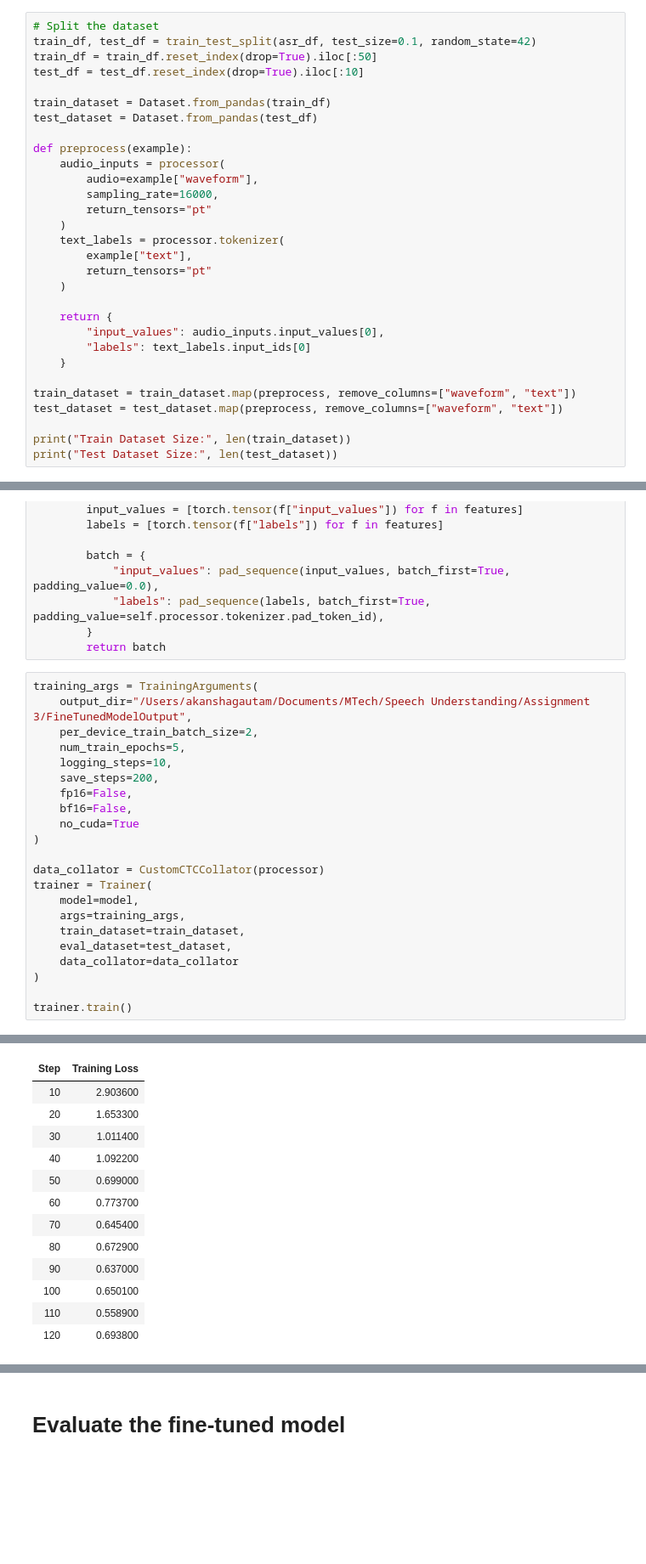
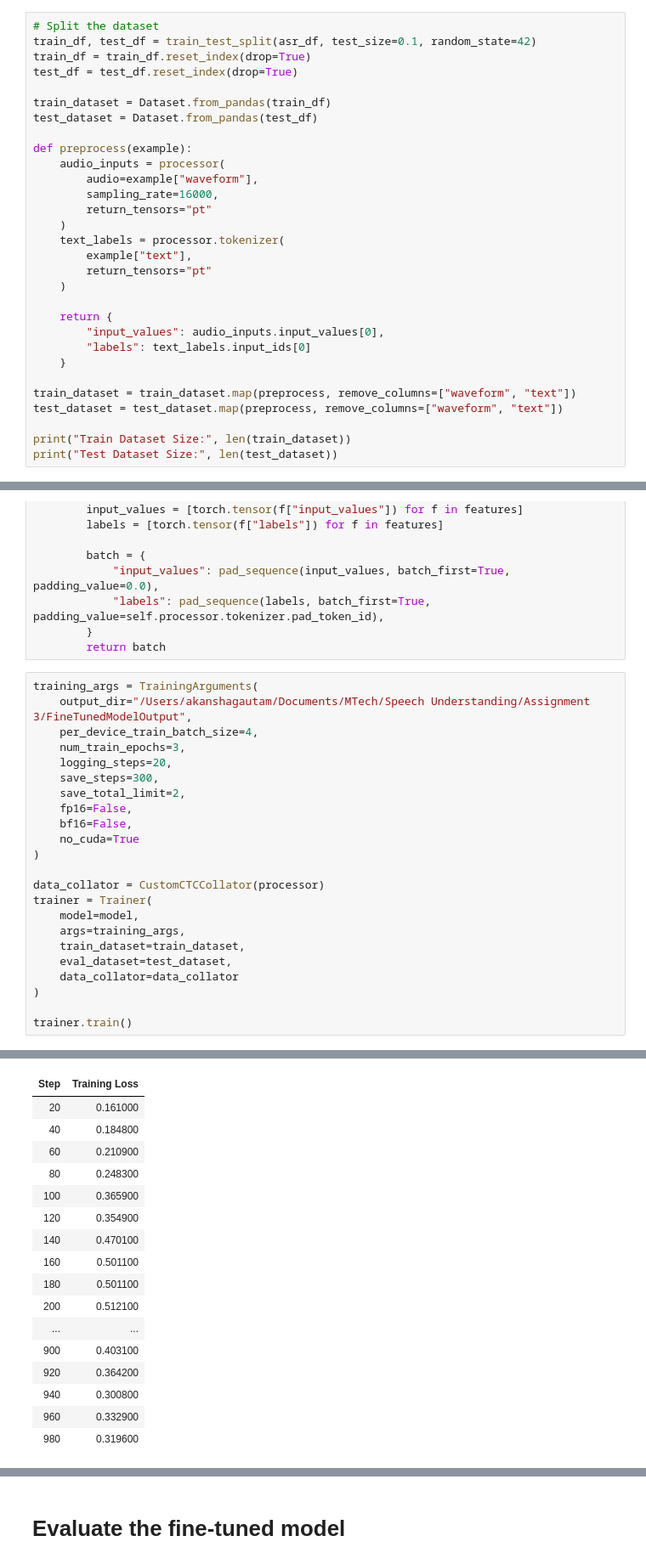
Before and after one commit to akansha-gautam-m23csa506/speech-understanding-project, a Jupyter notebook: code/speech.ipynb, the cells around one changed output, grey strips where cells are left out. Shown at 85% size. Saved outputs shown, nothing was run; the diff lists cells and outputs as text; blank space fills up the shorter version.

```diff
--- a/code/speech.ipynb
+++ b/code/speech.ipynb
@@ -306,8 +307,8 @@ asr_df.head(1)
 # %%
 # Split the dataset
 train_df, test_df = train_test_split(asr_df, test_size=0.1, random_state=42)
-train_df = train_df.reset_index(drop=True).iloc[:50]
-test_df = test_df.reset_index(drop=True).iloc[:10]
+train_df = train_df.reset_index(drop=True)
+test_df = test_df.reset_index(drop=True)
 
 train_dataset = Dataset.from_pandas(train_df)
 test_dataset = Dataset.from_pandas(test_df)
@@ -353,10 +354,11 @@ class CustomCTCCollator:
 # %%
 training_args = TrainingArguments(
     output_dir="/Users/akanshagautam/Documents/MTech/Speech Understanding/Assignment 3/FineTunedModelOutput",
-    per_device_train_batch_size=2,
-    num_train_epochs=5,
-    logging_steps=10,
-    save_steps=200,
+    per_device_train_batch_size=4,
+    num_train_epochs=3,
+    logging_steps=20,
+    save_steps=300,
+    save_total_limit=2,
     fp16=False,
     bf16=False,
     no_cuda=True
@@ -377,13 +379,17 @@ trainer.train()
 | Step | Training Loss |
-| 10 | 2.903600 |
-| 20 | 1.653300 |
-| 30 | 1.011400 |
-| 40 | 1.092200 |
-| 50 | 0.699000 |
-| 60 | 0.773700 |
-| 70 | 0.645400 |
-| 80 | 0.672900 |
-| 90 | 0.637000 |
-| 100 | 0.650100 |
-| 110 | 0.558900 |
-| 120 | 0.693800 |
+| 20 | 0.161000 |
+| 40 | 0.184800 |
+| 60 | 0.210900 |
+| 80 | 0.248300 |
+| 100 | 0.365900 |
+| 120 | 0.354900 |
+| 140 | 0.470100 |
+| 160 | 0.501100 |
+| 180 | 0.501100 |
+| 200 | 0.512100 |
+| ... | ... |
+| 900 | 0.403100 |
+| 920 | 0.364200 |
+| 940 | 0.300800 |
+| 960 | 0.332900 |
+| 980 | 0.319600 |
```
Also changed, not shown: parts of 11 cells of this notebook, 15 other files.
